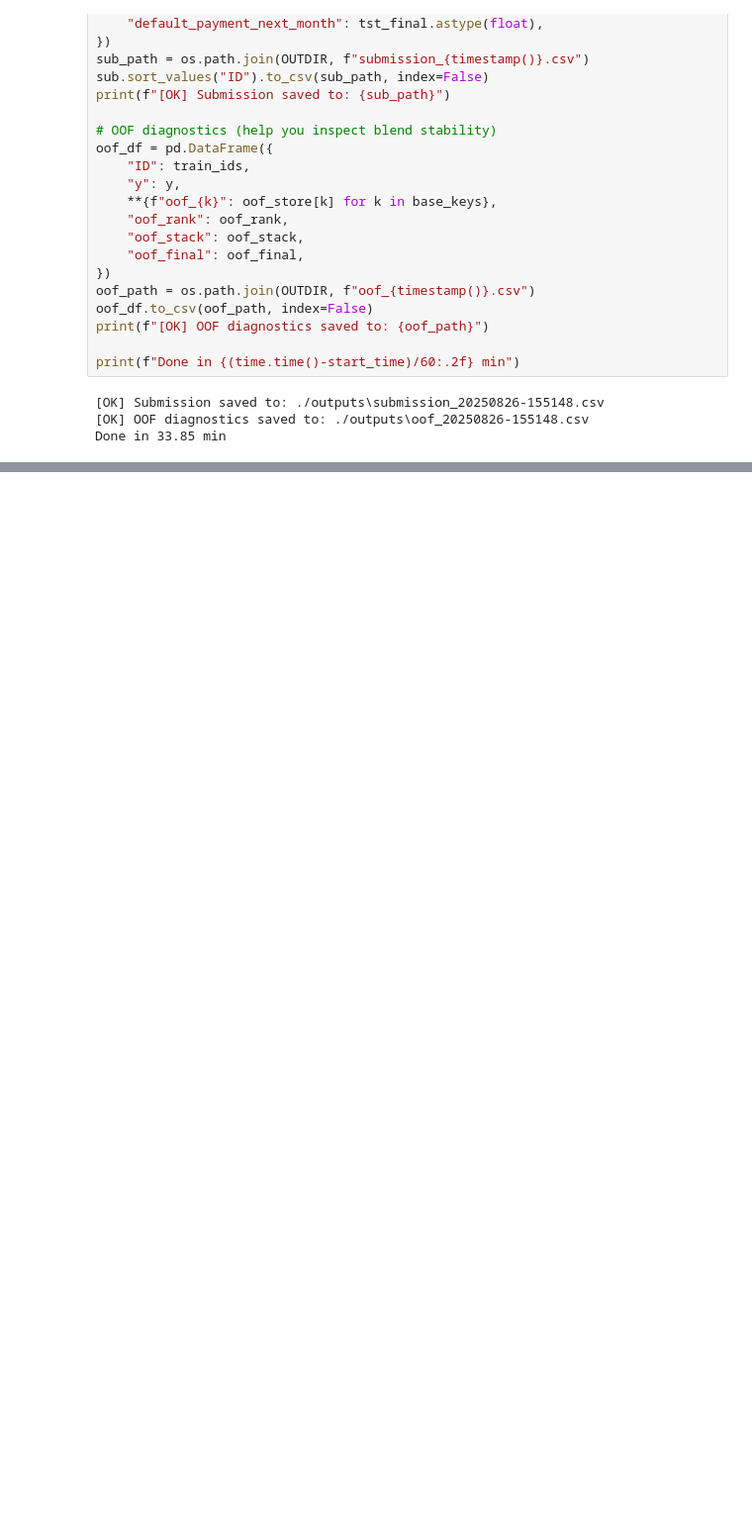
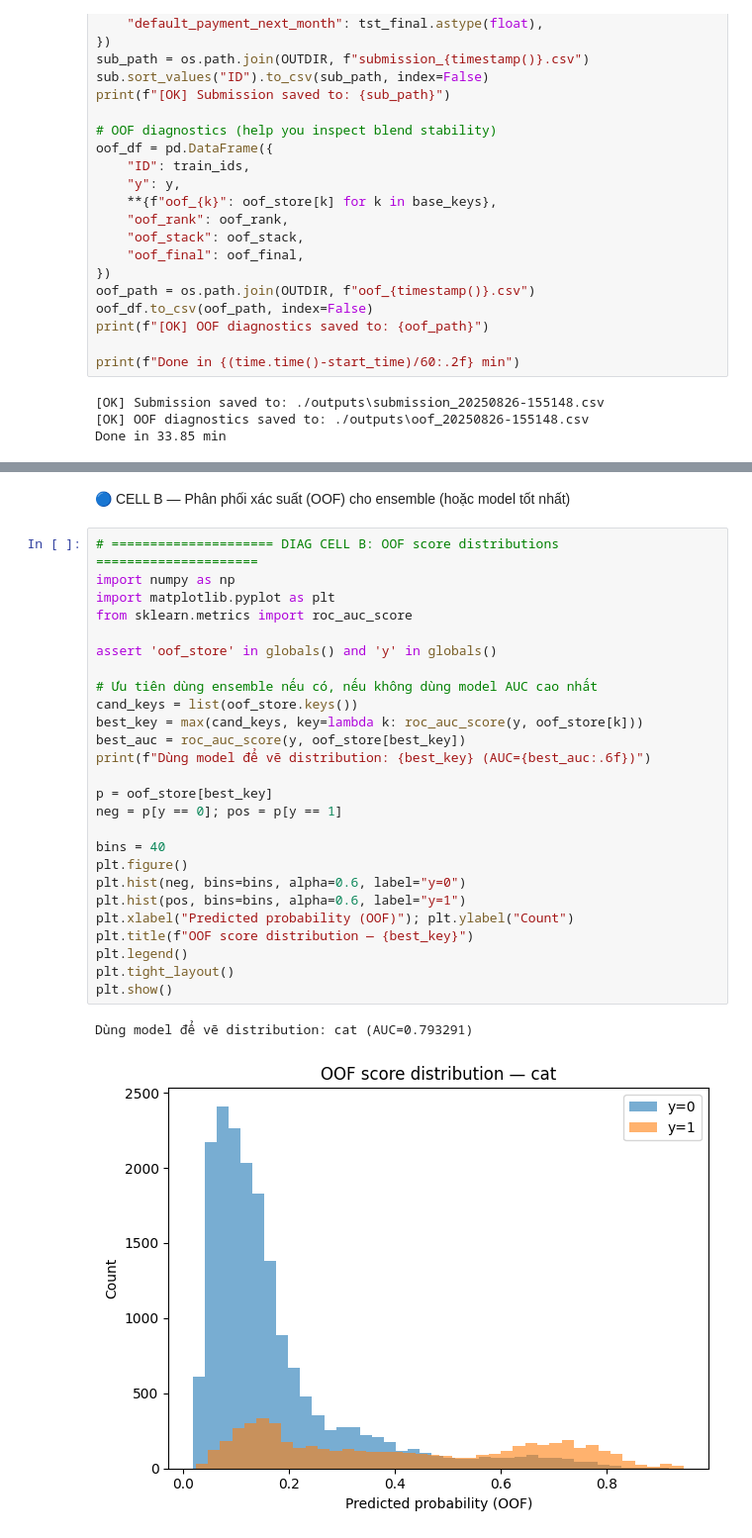
Before and after one commit to thanhdangtran/credit-default-prediction-challenge-jcds-0612, a Jupyter notebook: JCDS0612_Stacking_Upgrade_20250826_030403 (1).ipynb, the cells around one changed output, grey strips where cells are left out. Shown at 99% size. Saved outputs shown, nothing was run; the diff lists cells and outputs as text; blank space fills up the shorter version.

```diff
--- a/JCDS0612_Stacking_Upgrade_20250826_030403 (1).ipynb
+++ b/JCDS0612_Stacking_Upgrade_20250826_030403 (1).ipynb
@@ -794,0 +801,31 @@ dtype: float64
+# %% [markdown]
+🔵 CELL B — Phân phối xác suất (OOF) cho ensemble (hoặc model tốt nhất)
+# %%
+# ===================== DIAG CELL B: OOF score distributions =====================
+import numpy as np
+import matplotlib.pyplot as plt
+from sklearn.metrics import roc_auc_score
+
+assert 'oof_store' in globals() and 'y' in globals()
+
+# Ưu tiên dùng ensemble nếu có, nếu không dùng model AUC cao nhất
+cand_keys = list(oof_store.keys())
+best_key = max(cand_keys, key=lambda k: roc_auc_score(y, oof_store[k]))
+best_auc = roc_auc_score(y, oof_store[best_key])
+print(f"Dùng model để vẽ distribution: {best_key} (AUC={best_auc:.6f})")
+
+p = oof_store[best_key]
+neg = p[y == 0]; pos = p[y == 1]
+
+bins = 40
+plt.figure()
+plt.hist(neg, bins=bins, alpha=0.6, label="y=0")
+plt.hist(pos, bins=bins, alpha=0.6, label="y=1")
+plt.xlabel("Predicted probability (OOF)"); plt.ylabel("Count")
+plt.title(f"OOF score distribution — {best_key}")
+plt.legend()
+plt.tight_layout()
+plt.show()
+# %% [output]
+Dùng model để vẽ distribution: cat (AUC=0.793291)
+[figure, added]
```
Also changed, not shown: parts of 32 cells of this notebook, 4 other files.
